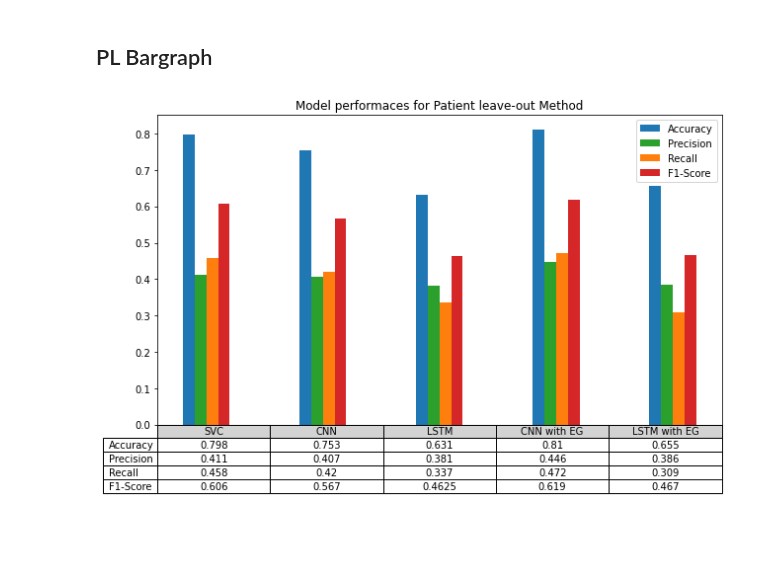
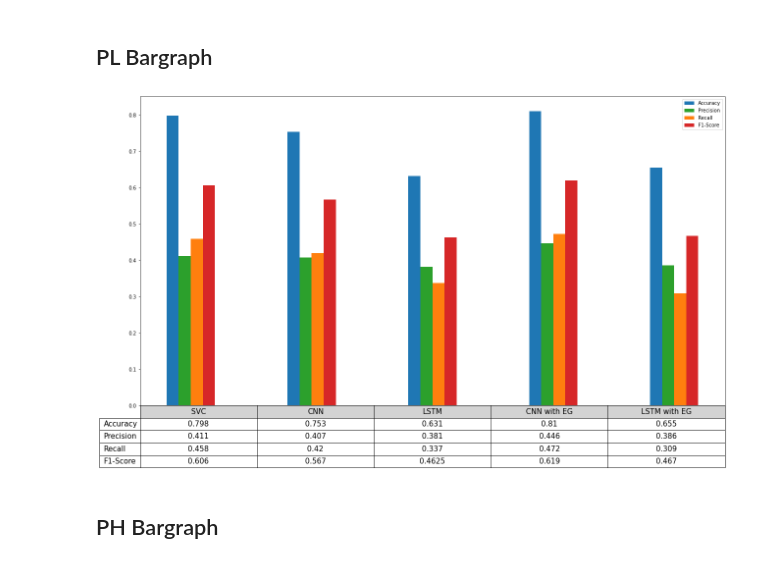
Before and after one commit to anurajt-cloud/level4_dissertation, a Jupyter notebook: graphs.ipynb, the cells around one changed output. Cells and saved outputs as stored; diff of their text form; code cells hidden in the pictures; blank space fills up the shorter version.

```diff
--- a/graphs.ipynb
+++ b/graphs.ipynb
@@ -255,27 +255,33 @@ r_name = ["SVC","CNN", "LSTM", "CNN with EG", "LSTM with EG"]
 rows = ["Accuracy", "Precision", "Recall", "F1-Score"]
 # %%
 X = np.arange(len(r_name))
-fig = plt.figure(figsize=(9,5))
+fig = plt.figure(figsize=(18, 11))
 # ax = fig.add_axes([0,0,1,1])
 plt.bar(X - 0.15, r[0], color = 'tab:blue', width = 0.1)
 plt.bar(X - 0.05, r[1], color = 'tab:green', width = 0.1)
 plt.bar(X + 0.05, r[2], color = 'tab:orange', width = 0.1)
 plt.bar(X + 0.15, r[3], color = 'tab:red', width = 0.1)
 plt.legend(rows)
 plt.xticks([])
 
 # Add a table at the bottom of the axes
-plt.table(cellText=r,
+the_tabel = plt.table(cellText=r,
                       rowLabels=rows,
                       cellLoc='center',
                       # rowColours=['tab:blue', 'tab:green', 'tab:orange', 'tab:red'],
                       colLabels=r_name,
                       colColours=["lightgrey" for i in range(5)],
                       loc='bottom')
+the_tabel.auto_set_font_size(False)
+the_tabel.set_fontsize(15)
+the_tabel.scale(1,2)
 plt.tight_layout()
 plt.subplots_adjust(bottom=0.1)
-plt.title("Model performaces for Patient leave-out Method")
+# plt.title("Model performaces for Patient leave-out Method", fontsize=23)
+plt.tight_layout()
 # plt.savefig("./images/pl_mp", dpi=300)
 plt.show()
 # %% [output]
-[figure, old version]
+[figure, new version]
+# %% [markdown]
+## PH Bargraph
```
Also changed, not shown: parts of 2 cells of this notebook.
